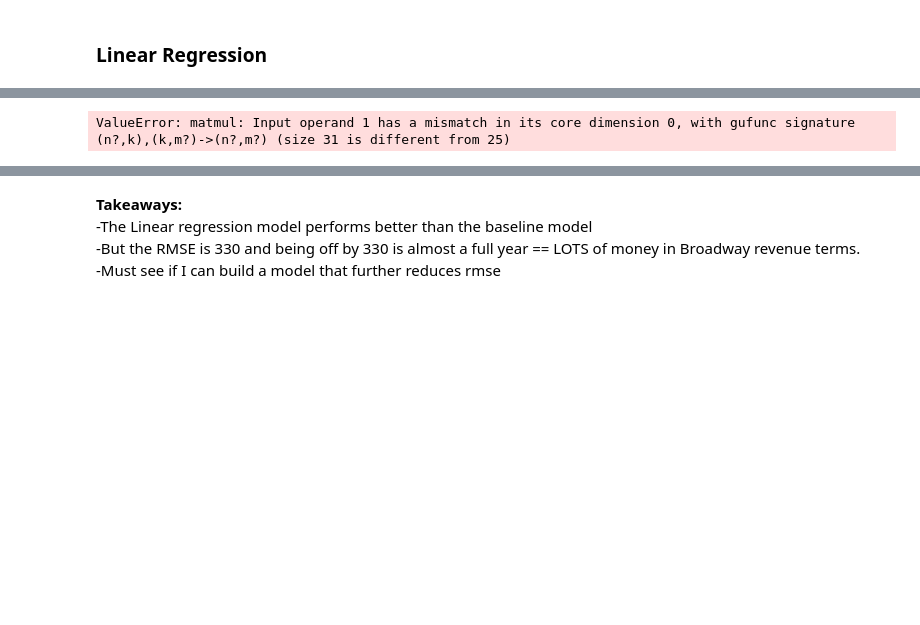
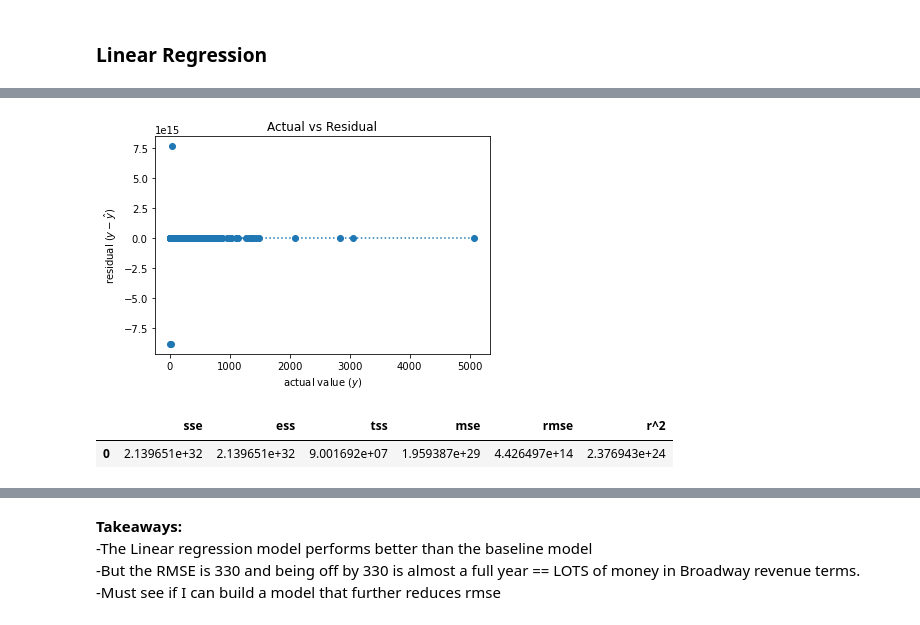
Before and after one commit to justin-m-sullivan/broadway_shows_fade_to_black, a Jupyter notebook: explore_workbook.ipynb, the cells around one changed output, grey strips where cells are left out. Cells and saved outputs as stored; diff of their text form; code cells hidden in the pictures; blank space fills up the shorter version.

```diff
--- a/explore_workbook.ipynb
+++ b/explore_workbook.ipynb
@@ -470,15 +376,32 @@ pd.DataFrame(evaluate.regression_errors(y_train.length_of_run, y_train.yhat_lm))
 # %%
-# predict train
-y_validate['yhat_lm'] = lm.predict(X_validate)
+X_validate = X[1]
+
+# Calculate Baseline Mean on y_validate
+yhat_baseline = y_validate['length_of_run'].mean()
+y_validate['yhat_baseline_mean'] = yhat_baseline
+
+# predict validate
+y_validate['yhat_lm'] = lm.predict(X_validate[['is_revival', 'Production Type_Concert',
+       'Production Type_Original Production', 'Production Type_Premiere',
+       'Production Type_Production', 'Production Type_Revised Production',
+       'Production Type_Revival', 'Show Type_Ballet', 'Show Type_Dance',
+       'Show Type_Musical', 'Show Type_One-Acts', 'Show Type_Opera Bouffe',
+       'Show Type_Operetta', 'Show Type_Other', 'Show Type_Performance',
+       'Show Type_Play', 'Show Type_Play with Music', 'Show Type_Solo',
+       'Show Type_Vaudeville', 'scaled_Year', 'scaled_N People',
+       'scaled_N Performers', 'scaled_N Creative Team', 'scaled_theatre_id',
+       'scaled_Theatre Capacity']])
 
 # compute residuals
 y_validate['residual'] = y_validate['yhat_lm'] - y_validate['length_of_run']
 y_validate['baseline_residual'] = y_validate['yhat_baseline_mean'] - y_validate['length_of_run']
 
 #Use evaluate model to visualize the residuals
 evaluate.plot_residuals(y_validate.length_of_run, y_validate.yhat_lm)
 
 #Retrieve evaluation metrics for Linear Regression Model on in-sample data
 pd.DataFrame(evaluate.regression_errors(y_validate.length_of_run, y_validate.yhat_lm)).T
 # %% [output]
-ValueError: matmul: Input operand 1 has a mismatch in its core dimension 0, with gufunc signature (n?,k),(k,m?)->(n?,m?) (size 31 is different from 25)
+[figure, added]
+|  | sse | ess | tss | mse | rmse | r^2 |
+| 0 | 2.139651e+32 | 2.139651e+32 | 9.001692e+07 | 1.959387e+29 | 4.426497e+14 | 2.376943e+24 |
```
Also changed, not shown: parts of 24 cells of this notebook.
